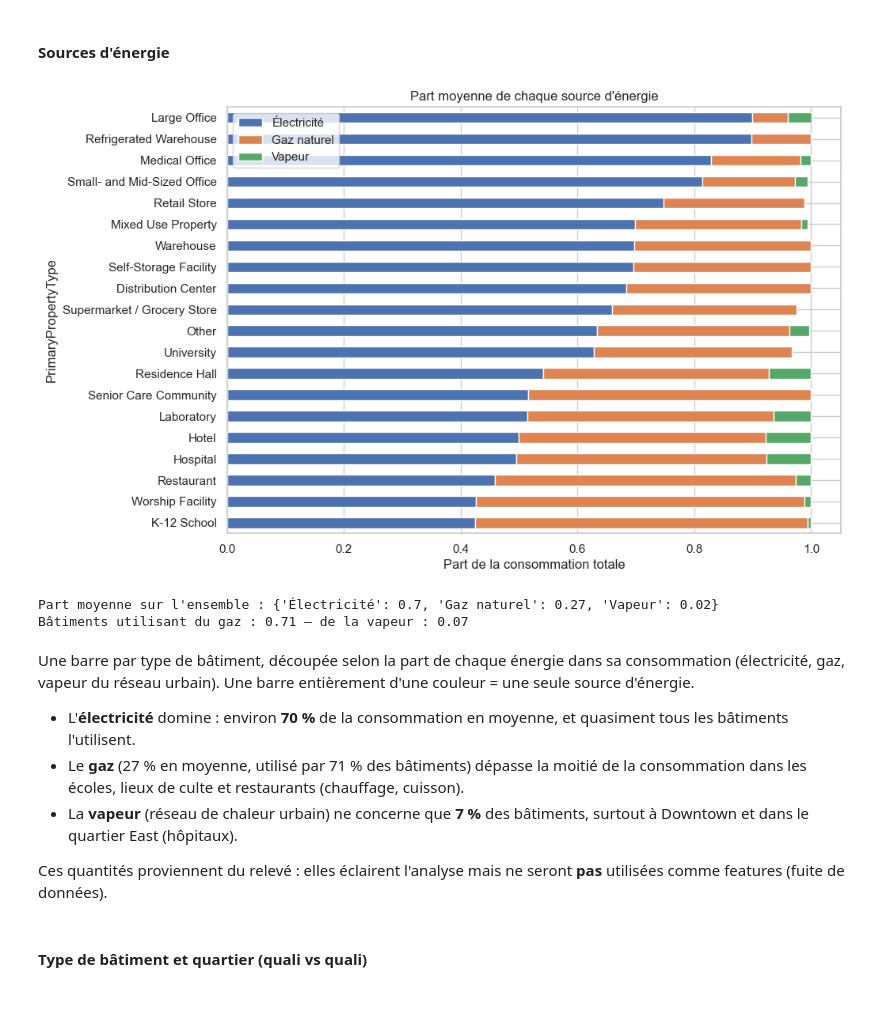
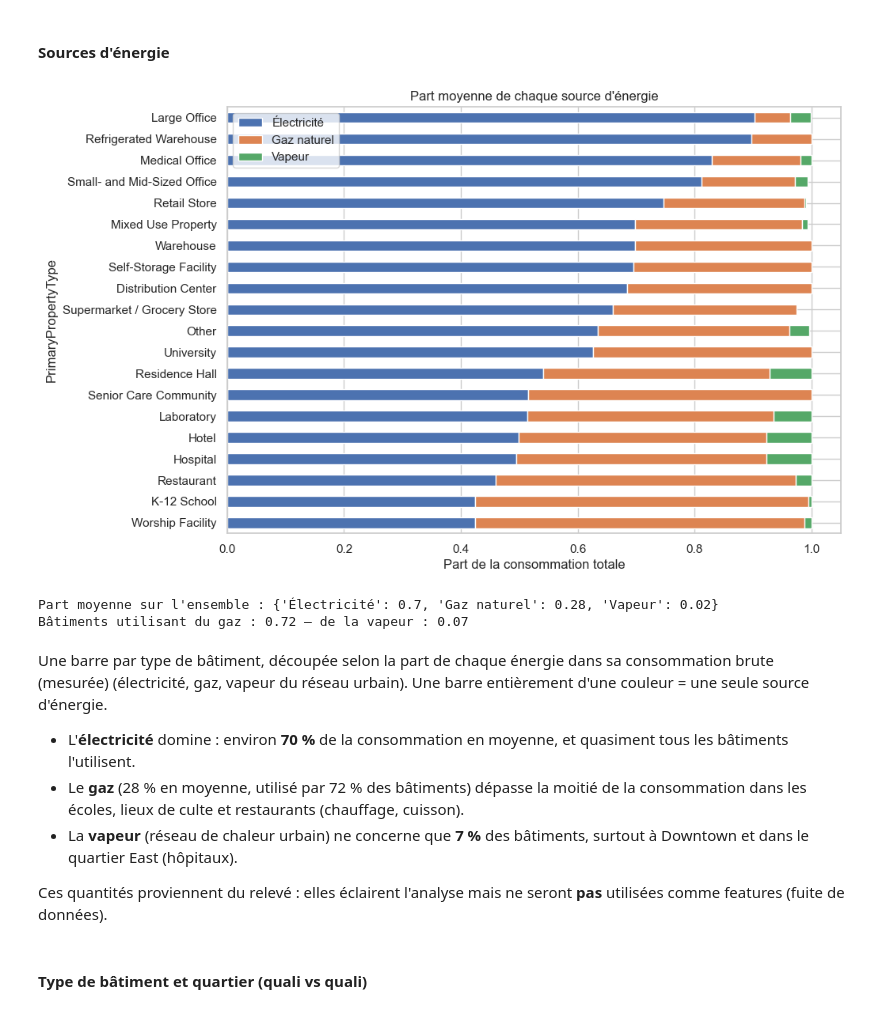
Before and after one commit to Txmwalker/anticipez-consommation-batiments, a Jupyter notebook: notebooks/01_analyse_exploratoire.ipynb, the cells around one changed output. Cells and saved outputs as stored; diff of their text form; code cells hidden in the pictures.

```diff
--- a/notebooks/01_analyse_exploratoire.ipynb
+++ b/notebooks/01_analyse_exploratoire.ipynb
@@ -122,8 +127,8 @@ Plusieurs colonnes pourraient servir de cible. Il faut en choisir **une seule**
 Une fois la cible choisie, **toutes les autres candidates deviennent des fuites de données** : elles sont calculées à partir du même relevé
 et ne seront pas connues pour un bâtiment non mesuré.
 # %%
-cible = "SiteEnergyUse(kBtu)"
-candidates = [cible, "SiteEnergyUseWN(kBtu)", "SiteEUI(kBtu/sf)", "SourceEUI(kBtu/sf)", "TotalGHGEmissions"]
+cible = "SiteEnergyUseWN(kBtu)"
+candidates = [cible, "SiteEnergyUse(kBtu)", "SiteEUI(kBtu/sf)", "SourceEUI(kBtu/sf)", "TotalGHGEmissions"]
 building_consumption[candidates].describe().T.round(1)
 # %% [output]
 |  | count | mean | std | min | 25% | 50% | 75% | max |
@@ -566,25 +571,26 @@ forte consommation) et consommation par quartier.
 #### Sources d'énergie
 # %%
 sources = {"Électricité": "Electricity(kBtu)", "Gaz naturel": "NaturalGas(kBtu)", "Vapeur": "SteamUse(kBtu)"}
-mix = pd.DataFrame({nom: df[col] / df[cible] for nom, col in sources.items()})
+# Part de chaque source dans la consommation brute (électricité + gaz + vapeur = consommation brute)
+mix = pd.DataFrame({nom: df[col] / df["SiteEnergyUse(kBtu)"] for nom, col in sources.items()})
 mix["PrimaryPropertyType"] = df["PrimaryPropertyType"]
 mix_type = mix.groupby("PrimaryPropertyType").mean().sort_values("Électricité")
 mix_type.plot(kind="barh", stacked=True, figsize=(10, 7), title="Part moyenne de chaque source d'énergie")
 plt.xlabel("Part de la consommation totale")
 plt.show()
 print("Part moyenne sur l'ensemble :", mix[list(sources)].mean().round(2).to_dict())
 print("Bâtiments utilisant du gaz :", (df["NaturalGas(kBtu)"] > 0).mean().round(2),
       "— de la vapeur :", (df["SteamUse(kBtu)"] > 0).mean().round(2))
 # %% [output]
-[figure, old version]
+[figure, new version]
-Part moyenne sur l'ensemble : {'Électricité': 0.7, 'Gaz naturel': 0.27, 'Vapeur': 0.02}
-Bâtiments utilisant du gaz : 0.71 — de la vapeur : 0.07
+Part moyenne sur l'ensemble : {'Électricité': 0.7, 'Gaz naturel': 0.28, 'Vapeur': 0.02}
+Bâtiments utilisant du gaz : 0.72 — de la vapeur : 0.07
 # %% [markdown]
-Une barre par type de bâtiment, découpée selon la part de chaque énergie dans sa consommation
+Une barre par type de bâtiment, découpée selon la part de chaque énergie dans sa consommation brute (mesurée)
 (électricité, gaz, vapeur du réseau urbain). Une barre entièrement d'une couleur = une seule source d'énergie.
 
 - L'**électricité** domine : environ **70 %** de la consommation en moyenne, et quasiment tous les bâtiments l'utilisent.
-- Le **gaz** (27 % en moyenne, utilisé par 71 % des bâtiments) dépasse la moitié de la consommation dans les écoles, lieux de culte et
+- Le **gaz** (28 % en moyenne, utilisé par 72 % des bâtiments) dépasse la moitié de la consommation dans les écoles, lieux de culte et
   restaurants (chauffage, cuisson).
 - La **vapeur** (réseau de chaleur urbain) ne concerne que **7 %** des bâtiments, surtout à Downtown et dans le quartier East (hôpitaux).
 
```
Also changed, not shown: parts of 35 cells of this notebook, 5 other files.
